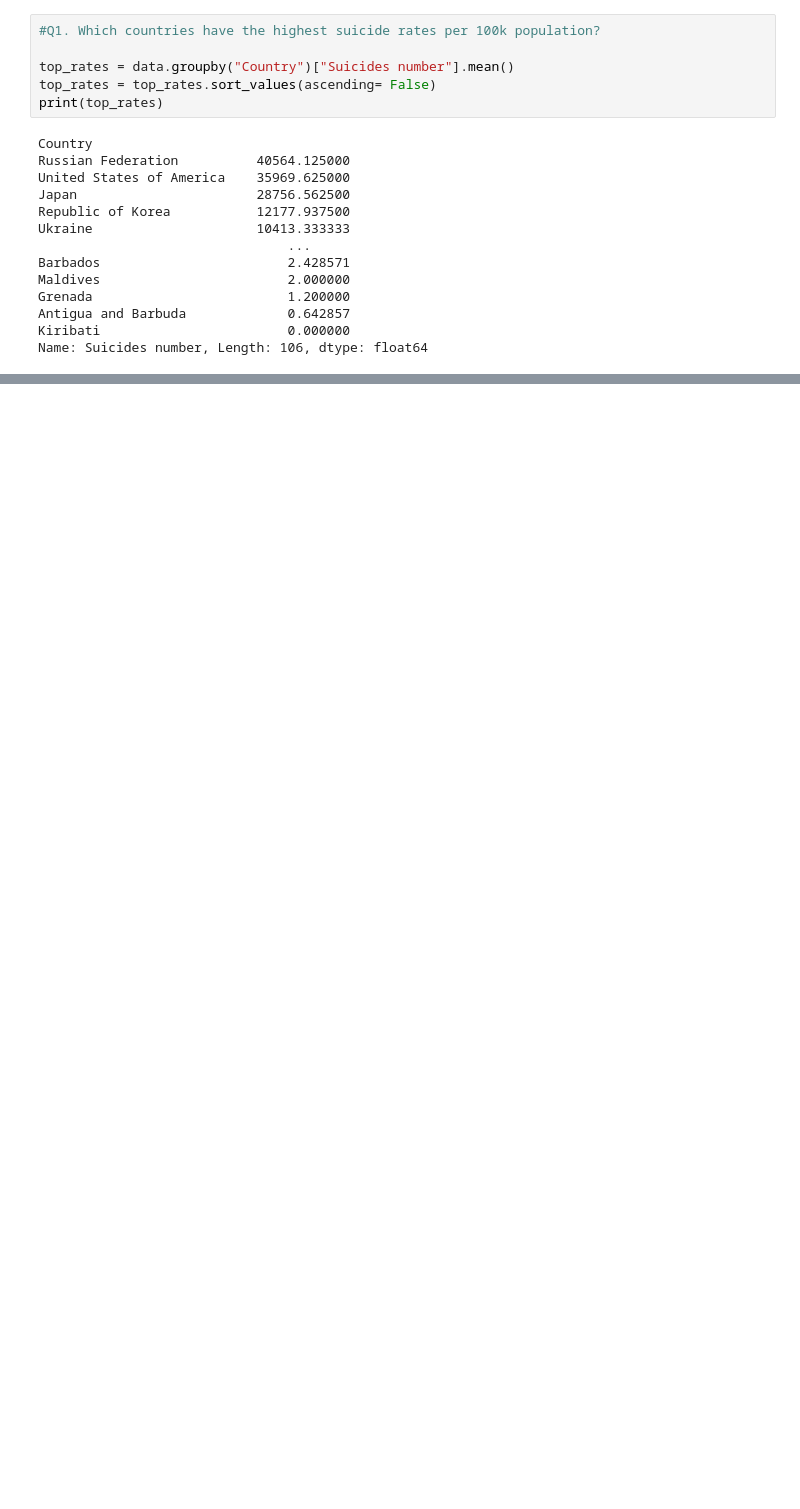
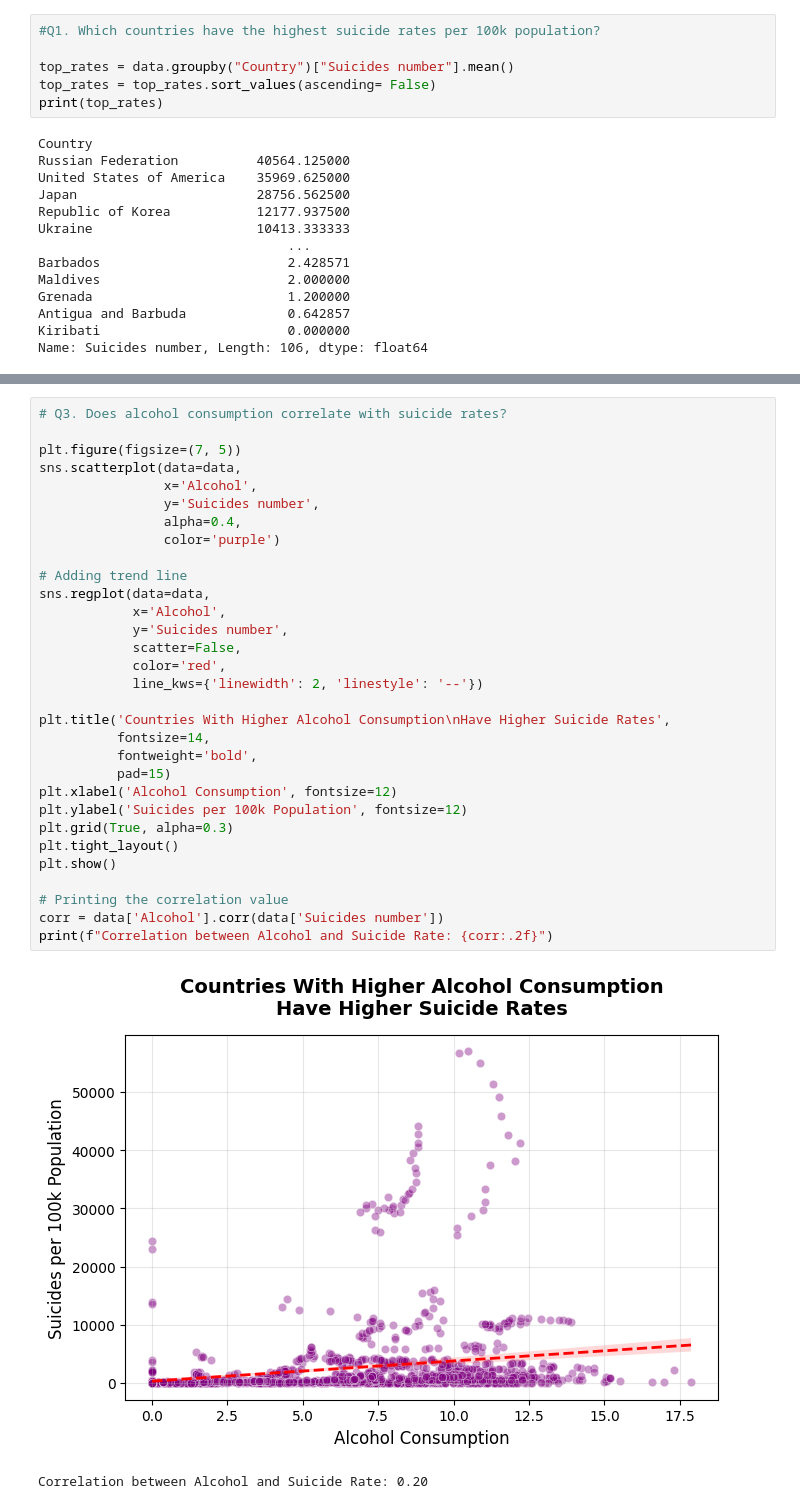
Before and after one commit to wisdomnotai/suicide-eda, a Jupyter notebook: data analysis.ipynb, the cells around one changed output, grey strips where cells are left out. Saved outputs shown, nothing was run; the diff lists cells and outputs as text; blank space fills up the shorter version.

```diff
--- a/data analysis.ipynb
+++ b/data analysis.ipynb
@@ -96,0 +137,34 @@ Name: Suicides number, Length: 106, dtype: float64
+# %%
+# Q3. Does alcohol consumption correlate with suicide rates?
+
+plt.figure(figsize=(7, 5))
+sns.scatterplot(data=data,
+                x='Alcohol',
+                y='Suicides number',
+                alpha=0.4,
+                color='purple')
+
+# Adding trend line
+sns.regplot(data=data,
+            x='Alcohol',
+            y='Suicides number',
+            scatter=False,
+            color='red',
+            line_kws={'linewidth': 2, 'linestyle': '--'})
+
+plt.title('Countries With Higher Alcohol Consumption\nHave Higher Suicide Rates',
+          fontsize=14,
+          fontweight='bold',
+          pad=15)
+plt.xlabel('Alcohol Consumption', fontsize=12)
+plt.ylabel('Suicides per 100k Population', fontsize=12)
+plt.grid(True, alpha=0.3)
+plt.tight_layout()
+plt.show()
+
+# Printing the correlation value
+corr = data['Alcohol'].corr(data['Suicides number'])
+print(f"Correlation between Alcohol and Suicide Rate: {corr:.2f}")
+# %% [output]
+[figure, added]
+Correlation between Alcohol and Suicide Rate: 0.20
```
Also changed, not shown: parts of 1 cell of this notebook.
